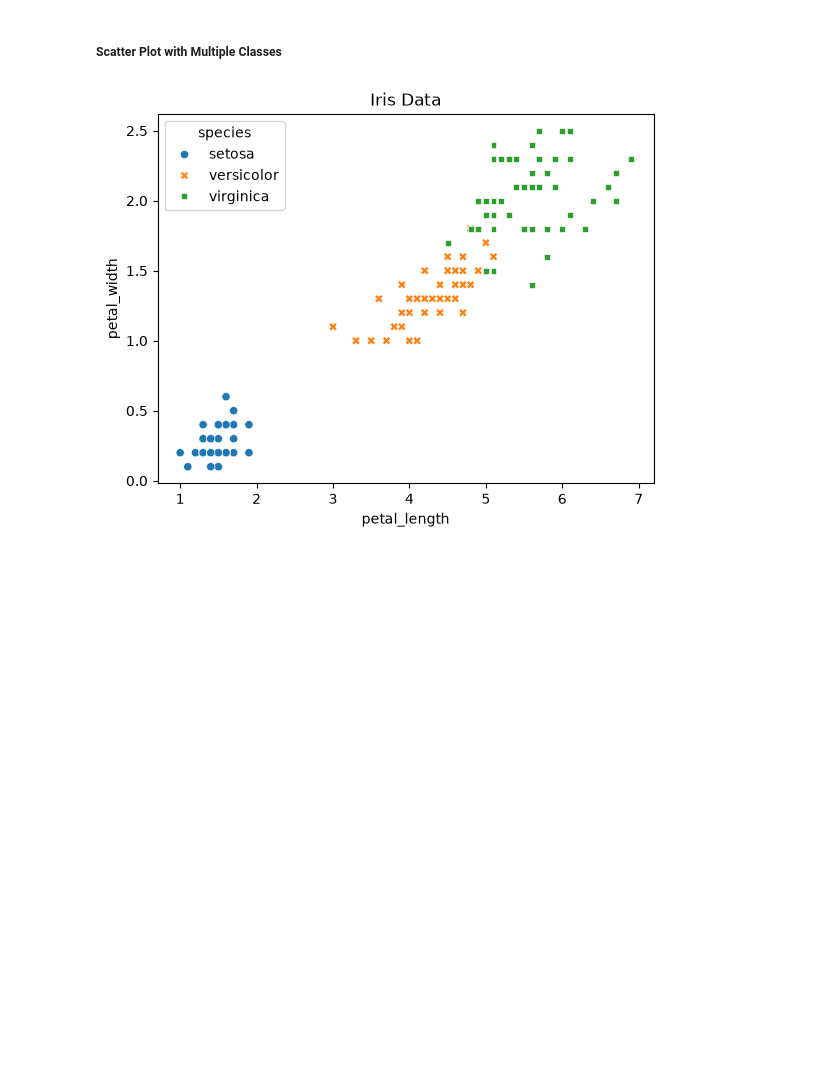
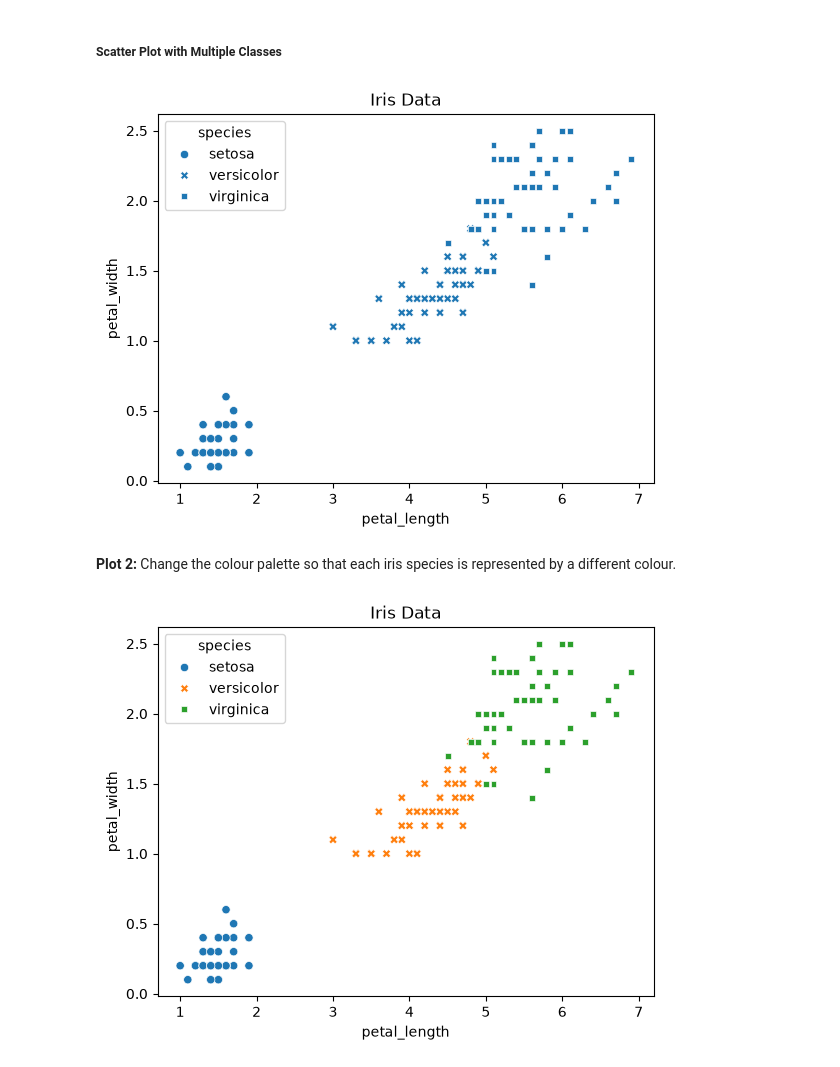
Before and after one commit to dungp-dsai/data-visualization-gta, a Jupyter notebook: workshop_2/ws_2_python_solution.ipynb, the cells around one changed output. Saved outputs shown, nothing was run; the diff lists cells and outputs as text; code cells hidden in the pictures; blank space fills up the shorter version.

```diff
--- a/workshop_2/ws_2_python_solution.ipynb
+++ b/workshop_2/ws_2_python_solution.ipynb
@@ -39,6 +39,20 @@ plt.show()
 [figure]
 # %% [markdown]
 ##### Scatter Plot with Multiple Classes
+# %%
+# Load the iris dataset
+iris = sns.load_dataset('iris')
+
+# Create a scatter plot with different species as different classes
+sns.scatterplot(x='petal_length', y='petal_width', style='species', data=iris)
+
+# Add title
+plt.title('Iris Data')
+plt.show()
+# %% [output]
+[figure, added]
+# %% [markdown]
+**Plot 2:** Change the colour palette so that each iris species is represented by a different colour.
 # %%
 # Load the iris dataset
 iris = sns.load_dataset('iris')
```
Also changed, not shown: parts of 13 cells of this notebook, 2 other files.
